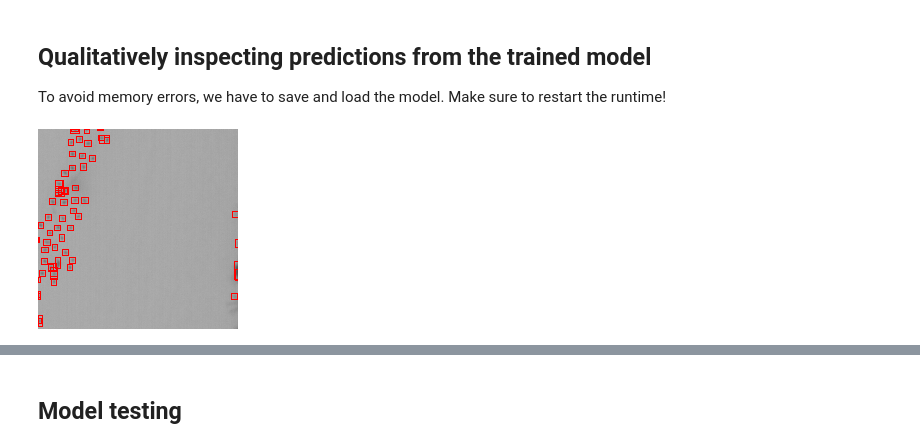
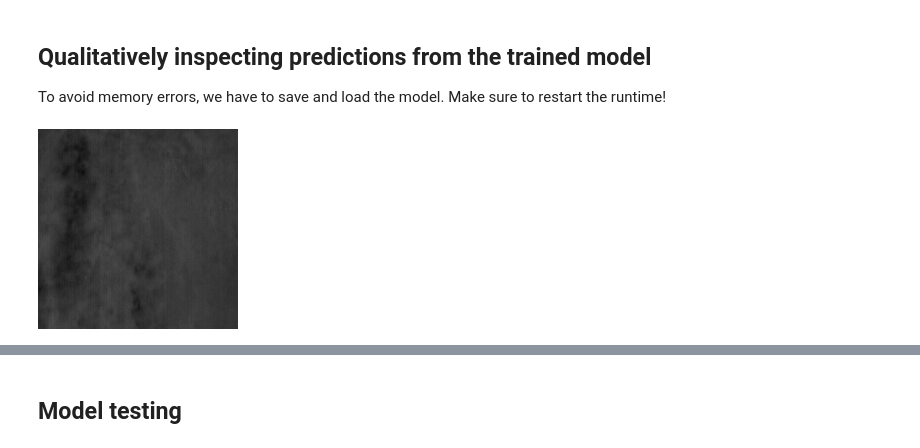
Before and after one commit to emiliolr/counting-cranes, a Jupyter notebook: object_detection/faster_rcnn_experiments.ipynb, the cells around one changed output, grey strips where cells are left out. Cells and saved outputs as stored; diff of their text form; code cells hidden in the pictures.

```diff
--- a/object_detection/faster_rcnn_experiments.ipynb
+++ b/object_detection/faster_rcnn_experiments.ipynb
@@ -77,12 +77,13 @@ seed_everything(SEED);
 Global seed set to 1693
 # %%
 #Selecting hyperparams for this run
-tile_size = (200, 200) #TODO: eventually, add this to config.json
-
+tile_size = tuple(config['tile_size'])
 hyperparams_to_use = ['box_detections_per_img']
 hyperparams_to_delete = set(HYPERPARAMETERS['constructor_hyperparams'].keys()) - set(hyperparams_to_use)
 for h in hyperparams_to_delete:
   del HYPERPARAMETERS['constructor_hyperparams'][h]
+# HYPERPARAMETERS['constructor_hyperparams']['box_nms_thresh'] = 0.3 #TODO: get these into config.json
+# HYPERPARAMETERS['constructor_hyperparams']['rpn_nms_thresh'] = 0.8
 HYPERPARAMETERS
 # %% [output]
 {'batch_size': 1,
@@ -153,28 +157,28 @@ torch.save(model.state_dict(), os.path.join(MODEL_SAVE_FP, 'faster_rcnn', save_n
 To avoid memory errors, we have to save and load the model. Make sure to restart the runtime!
 # %%
 #Loading the model
-save_name = 'faster_rcnn_smaller_tiles_6.10.2021.pth'
+save_name = 'faster_rcnn_not_pretrained_6.11.2021.pth'
 model = get_faster_rcnn(num_classes = 2, **HYPERPARAMETERS['constructor_hyperparams'])
 model.load_state_dict(torch.load(os.path.join(MODEL_SAVE_FP, 'faster_rcnn', save_name)))
 pl_model = FasterRCNNLightning(model = model, lr = HYPERPARAMETERS['learning_rate'])
 # %%
 #Predicting on one parent image - this is currently happening on CPU... prediction w/PyTorch Lightning's trainer seems not to work correctly!
 images, targets, _, _ = next(iter(dataloader_test))
-images, targets = images[10 : 20], targets[10 : 20]
+images, targets = images[0 : 10], targets[0 : 10]
 preds = pl_model(images)
 # %%
 #Plotting an image and predicted bboxes
-index = 9
+index = 0
 img = np.moveaxis(images[index].numpy(), 0, -1) * 255
 bboxes = preds[index]['boxes'].tolist()
 
 pil_img = Image.fromarray(img.astype(np.uint8))
 draw = ImageDraw.Draw(pil_img)
 for b in bboxes:
     draw.rectangle(b, outline = 'red', width = 1)
 pil_img
 # %% [output]
-[figure, old version]
+[figure, new version]
 # %%
 #Checking counts
 print(f'We predicted {len(bboxes)} birds and there are actually {len(targets[index]["boxes"])} birds in this image')
```
Also changed, not shown: parts of 10 cells of this notebook, 5 other files.
